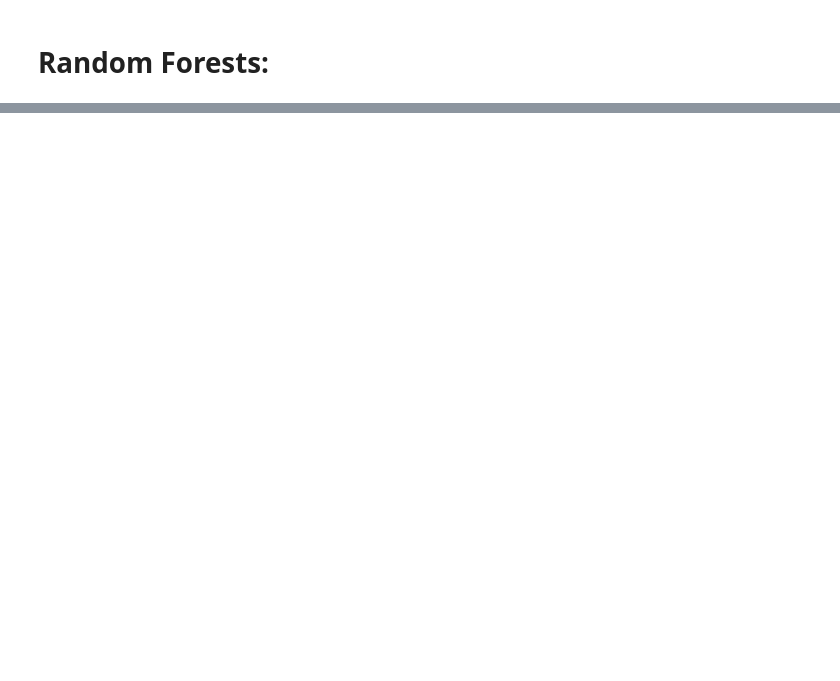
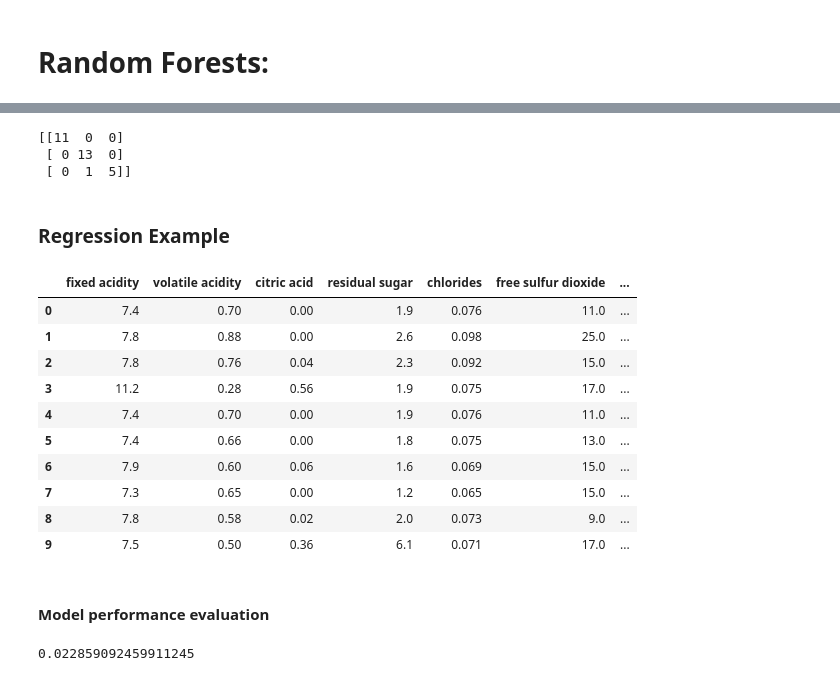
Before and after one commit to Devtown-India/-REVIEW-Random_Forest_Workbook, a Jupyter notebook: Random_Forest.ipynb, the cells around one changed output, grey strips where cells are left out. Drawn from its saved outputs; the diff is of its cells as text; code cells hidden in the pictures; blank space fills up the shorter version.

```diff
--- a/Random_Forest.ipynb
+++ b/Random_Forest.ipynb
@@ -47,0 +165,36 @@ where p is the total no.of features available.
+# %%
+def fit(X, y, n_estimators = 100, bootstrap = True, max_samples = None, task = 'classification'):
+
+    '''
+    X, y: Training dataset at labels.
+    n_estimators: No.of Decision Trees.
+    bootstrap: Whether bootstrap samples are used when building trees. If False, the whole dataset is used to build each tree.
+    max_samples: If bootstrap is True, the number of samples to draw from X to train each tree.
+    task: classification or regression.
+    '''
+
+    # Create an empty list to store n_estimators trees
+    trees = []
+
+    # Run a loop n_esimators times
+    for i in range(n_estimators):
+
+        # Check if the user wants bootstrap sampling
+        if bootstrap == True:
+
+            # if yes, create a new training dataset
+            X_new, y_new = bootstrapSampling(X, y, max_samples)
+
+        # Create a Decision tree model based on the type of task specified
+        if task == 'classification':
+            tree = DecisionTreeClassifier()
+        else:
+            tree = DecisionTreeRegressor()
+
+        # Fit the model
+        _ = tree.fit(X_new, y_new)
+
+        # Append the model to 'trees'
+        trees.append(tree)
+
+    return trees
@@ -47,0 +513,27 @@ where p is the total no.of features available.
+# %%
+print(confusion_matrix(y_test, y_pred))
+# %% [output]
+[[11  0  0]
+ [ 0 13  0]
+ [ 0  1  5]]
+# %% [markdown]
+### Regression Example
+# %%
+# Importing sklearn's RandomForestRegressor package
+# as Rfr to avoid confusion
+from sklearn.ensemble import RandomForestClassifier as Rfr
+
+df = pd.read_csv('winequality.csv')
+df.head(10)
+# %% [output]
+|  | fixed acidity | volatile acidity | citric acid | residual sugar | chlorides | free sulfur dioxide | ... |
+| 0 | 7.4 | 0.70 | 0.00 | 1.9 | 0.076 | 11.0 | ... |
+| 1 | 7.8 | 0.88 | 0.00 | 2.6 | 0.098 | 25.0 | ... |
+| 2 | 7.8 | 0.76 | 0.04 | 2.3 | 0.092 | 15.0 | ... |
+| 3 | 11.2 | 0.28 | 0.56 | 1.9 | 0.075 | 17.0 | ... |
+| 4 | 7.4 | 0.70 | 0.00 | 1.9 | 0.076 | 11.0 | ... |
+| 5 | 7.4 | 0.66 | 0.00 | 1.8 | 0.075 | 13.0 | ... |
+| 6 | 7.9 | 0.60 | 0.06 | 1.6 | 0.069 | 15.0 | ... |
+| 7 | 7.3 | 0.65 | 0.00 | 1.2 | 0.065 | 15.0 | ... |
+| 8 | 7.8 | 0.58 | 0.02 | 2.0 | 0.073 | 9.0 | ... |
+| 9 | 7.5 | 0.50 | 0.36 | 6.1 | 0.071 | 17.0 | ... |
@@ -47,0 +559,6 @@ where p is the total no.of features available.
+# %% [markdown]
+#### Model performance evaluation
+# %%
+print(r2_score(y_test, y_pred))
+# %% [output]
+0.022859092459911245
```
Also changed, not shown: parts of 42 cells of this notebook, 7 other files.
